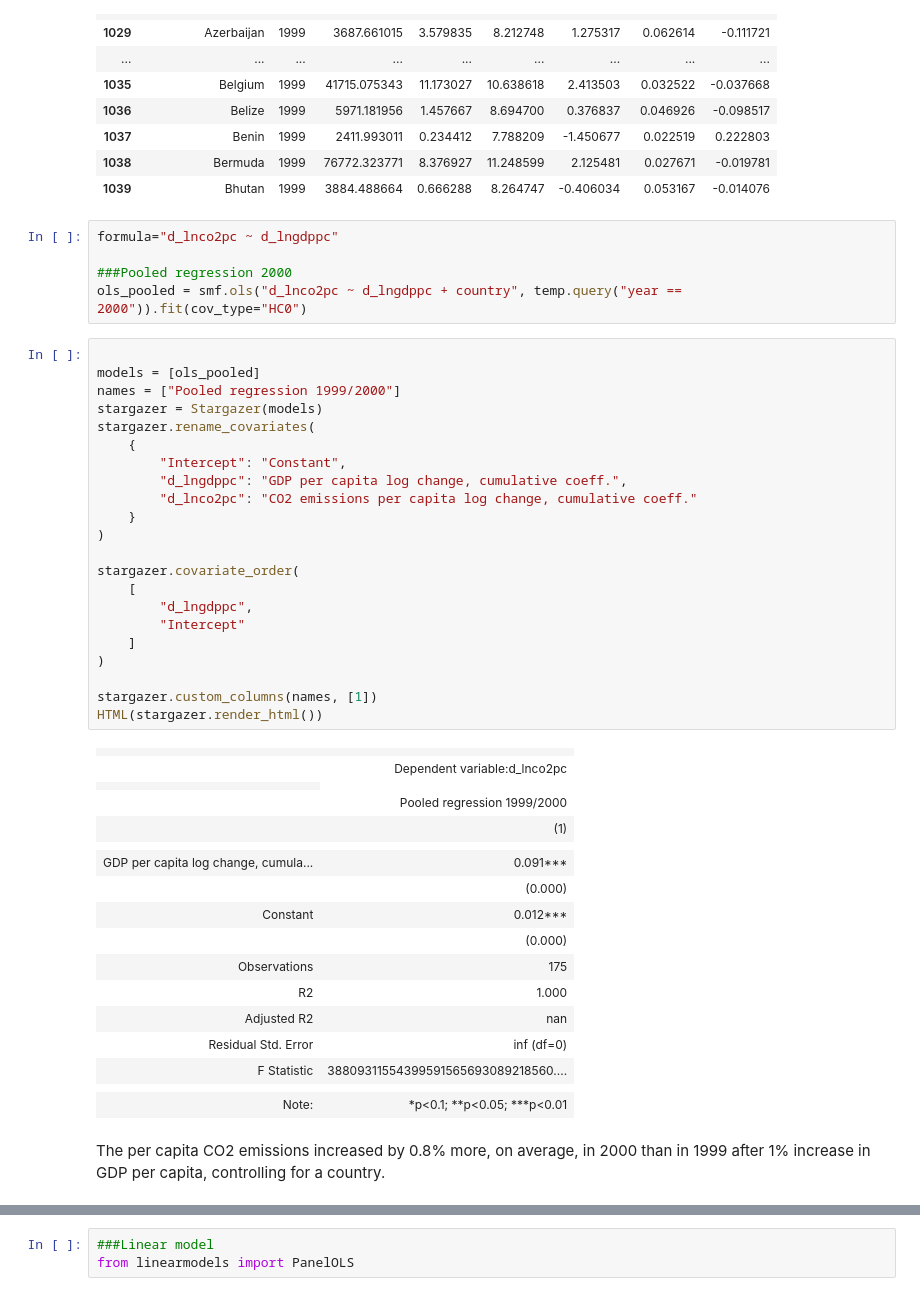
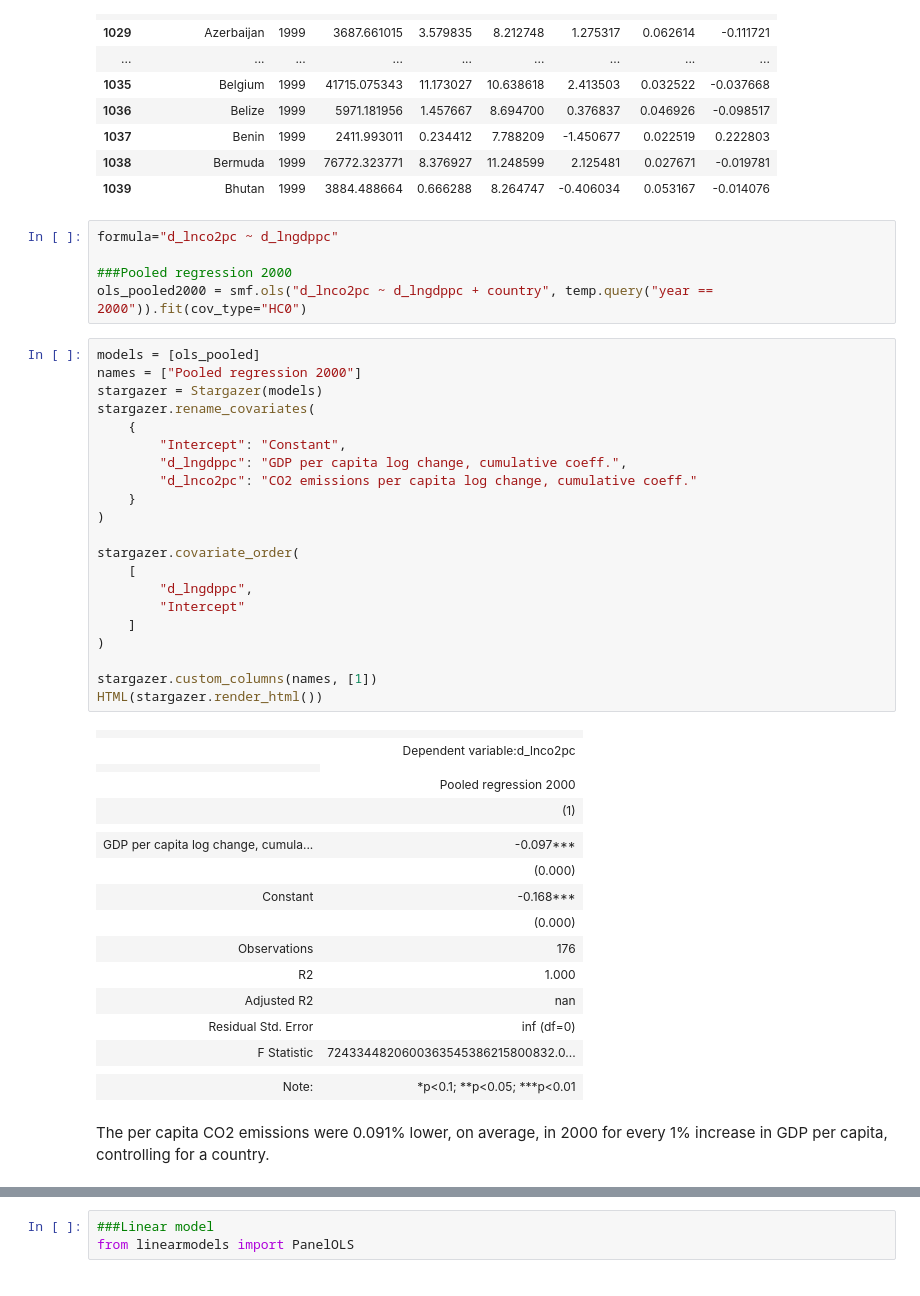
Before and after one commit to Swdenis/CO2emissions-GDP, a Jupyter notebook: code_2.ipynb, the cells around one changed output, grey strips where cells are left out. Cells and saved outputs as stored; diff of their text form.

Commit message:
OLS regression 2015

```diff
--- a/code_2.ipynb
+++ b/code_2.ipynb
@@ -260,46 +260,45 @@ temp.query("year == 1999 | year == 2000").head(20)
 formula="d_lnco2pc ~ d_lngdppc"
 
 ###Pooled regression 2000
-ols_pooled = smf.ols("d_lnco2pc ~ d_lngdppc + country", temp.query("year == 2000")).fit(cov_type="HC0")
+ols_pooled2000 = smf.ols("d_lnco2pc ~ d_lngdppc + country", temp.query("year == 2000")).fit(cov_type="HC0")
 # %%
-
 models = [ols_pooled]
-names = ["Pooled regression 1999/2000"]
+names = ["Pooled regression 2000"]
 stargazer = Stargazer(models)
 stargazer.rename_covariates(
     {
         "Intercept": "Constant",
         "d_lngdppc": "GDP per capita log change, cumulative coeff.",
         "d_lnco2pc": "CO2 emissions per capita log change, cumulative coeff."
     }
 )
 
 stargazer.covariate_order(
     [
         "d_lngdppc",
         "Intercept"
     ]
 )
 
 stargazer.custom_columns(names, [1])
 HTML(stargazer.render_html())
 # %% [output]
 |  |  |
 |  | Dependent variable:d_lnco2pc |
 |  |
-|  | Pooled regression 1999/2000 |
+|  | Pooled regression 2000 |
 |  | (1) |
 |  |  |
-| GDP per capita log change, cumula... | 0.091*** |
+| GDP per capita log change, cumula... | -0.097*** |
 |  | (0.000) |
-| Constant | 0.012*** |
+| Constant | -0.168*** |
 |  | (0.000) |  |  |
-| Observations | 175 |
+| Observations | 176 |
 | R2 | 1.000 |
 | Adjusted R2 | nan |
 | Residual Std. Error | inf (df=0) |
-| F Statistic | 38809311554399591565693089218560.... |
+| F Statistic | 7243344820600363545386215800832.0... |
 |  |  |
 | Note: | *p<0.1; **p<0.05; ***p<0.01 |
 # %% [markdown]
-The per capita CO2 emissions increased by 0.8% more, on average, in 2000 than in 1999 after 1% increase in GDP per capita, controlling for a country.
+The per capita CO2 emissions were 0.091% lower, on average, in 2000 for every 1% increase in GDP per capita, controlling for a country.
```
Also changed, not shown: parts of 5 cells of this notebook.
